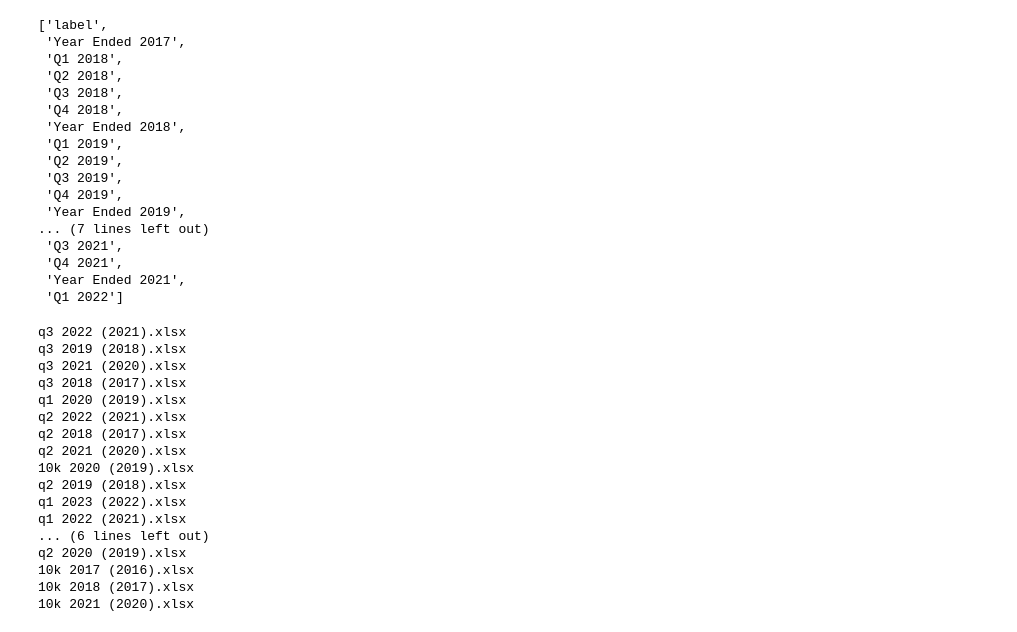
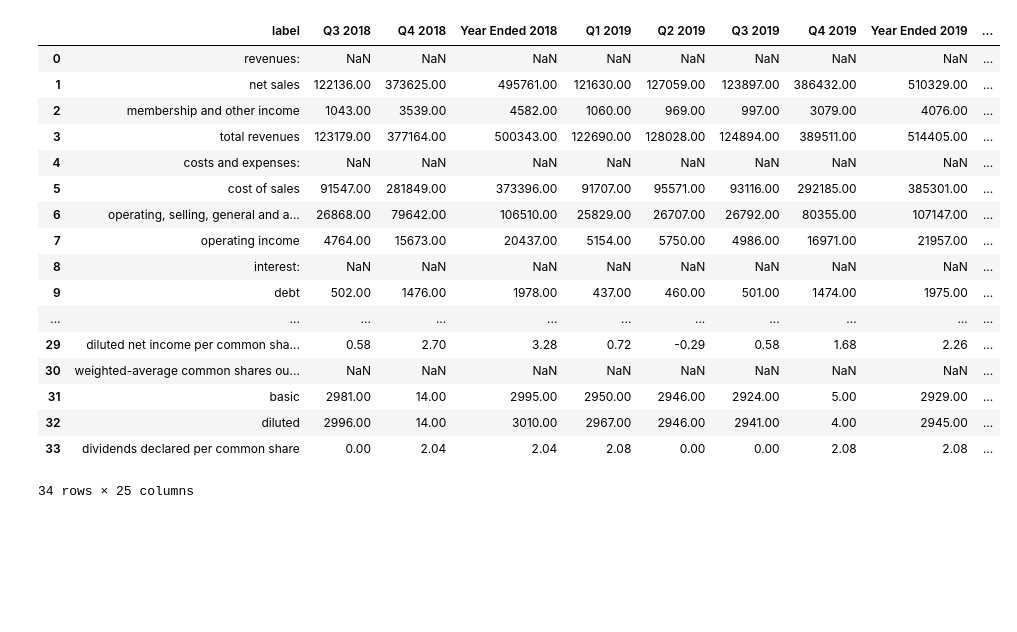
Before and after one commit to Julia-Susser/Financial-Statements, a Jupyter notebook: parse via matching labels iteratively.ipynb, the cells around one changed output. Saved outputs shown, nothing was run; the diff lists cells and outputs as text; code cells hidden in the pictures; blank space fills up the shorter version.

```diff
--- a/parse via matching labels iteratively.ipynb
+++ b/parse via matching labels iteratively.ipynb
@@ -135,25 +135,24 @@ class Income(HelperFunctions):
                 self.compiledStatement["Q4 "+year] = self.compiledStatement["Year Ended "+year] - self.compiledStatement["Q3 "+year]
                 self.compiledStatement.loc[self.compiledStatement.label.str.startswith("weighted-average"),"Q4 "+year] = self.compiledStatement.loc[self.compiledStatement.label.str.startswith("weighted-average"),"Year Ended "+year]
 # %%
-income = Income("",2015)
-finalIncome = income.compiledStatement
+income = Income("WMT",2015)
+income.compiledStatement
+# %% [output]
+|  | label | Q3 2018 | Q4 2018 | Year Ended 2018 | Q1 2019 | Q2 2019 | Q3 2019 | Q4 2019 | Year Ended 2019 | ... |
+| 0 | revenues: | NaN | NaN | NaN | NaN | NaN | NaN | NaN | NaN | ... |
+| 1 | net sales | 122136.00 | 373625.00 | 495761.00 | 121630.00 | 127059.00 | 123897.00 | 386432.00 | 510329.00 | ... |
+| 2 | membership and other income | 1043.00 | 3539.00 | 4582.00 | 1060.00 | 969.00 | 997.00 | 3079.00 | 4076.00 | ... |
+| 3 | total revenues | 123179.00 | 377164.00 | 500343.00 | 122690.00 | 128028.00 | 124894.00 | 389511.00 | 514405.00 | ... |
+| 4 | costs and expenses: | NaN | NaN | NaN | NaN | NaN | NaN | NaN | NaN | ... |
+| 5 | cost of sales | 91547.00 | 281849.00 | 373396.00 | 91707.00 | 95571.00 | 93116.00 | 292185.00 | 385301.00 | ... |
+| 6 | operating, selling, general and a... | 26868.00 | 79642.00 | 106510.00 | 25829.00 | 26707.00 | 26792.00 | 80355.00 | 107147.00 | ... |
+| 7 | operating income | 4764.00 | 15673.00 | 20437.00 | 5154.00 | 5750.00 | 4986.00 | 16971.00 | 21957.00 | ... |
+| 8 | interest: | NaN | NaN | NaN | NaN | NaN | NaN | NaN | NaN | ... |
+| 9 | debt | 502.00 | 1476.00 | 1978.00 | 437.00 | 460.00 | 501.00 | 1474.00 | 1975.00 | ... |
+| ... | ... | ... | ... | ... | ... | ... | ... | ... | ... | ... |
+| 29 | diluted net income per common sha... | 0.58 | 2.70 | 3.28 | 0.72 | -0.29 | 0.58 | 1.68 | 2.26 | ... |
+| 30 | weighted-average common shares ou... | NaN | NaN | NaN | NaN | NaN | NaN | NaN | NaN | ... |
+| 31 | basic | 2981.00 | 14.00 | 2995.00 | 2950.00 | 2946.00 | 2924.00 | 5.00 | 2929.00 | ... |
+| 32 | diluted | 2996.00 | 14.00 | 3010.00 | 2967.00 | 2946.00 | 2941.00 | 4.00 | 2945.00 | ... |
+| 33 | dividends declared per common share | 0.00 | 2.04 | 2.04 | 2.08 | 0.00 | 0.00 | 2.08 | 2.08 | ... |
+34 rows × 25 columns
-# %%
-list(finalIncome.columns)
-# %% [output]
-['label',
- 'Year Ended 2017',
- 'Q1 2018',
- 'Q2 2018',
- 'Q3 2018',
- 'Q4 2018',
- 'Year Ended 2018',
- 'Q1 2019',
- 'Q2 2019',
- 'Q3 2019',
- 'Q4 2019',
- 'Year Ended 2019',
-... (7 lines left out)
- 'Q3 2021',
- 'Q4 2021',
- 'Year Ended 2021',
- 'Q1 2022']
@@ -236,21 +158,0 @@ class Balance(FinancialDataMerge, ProcessQuarters, HelperFunctions):
-# %%
-balance = Balance()
-balance.getAccumulatedDepreciation().to_excel("output/raw/depreciation.xlsx")
-# %% [output]
-q3 2022 (2021).xlsx
-q3 2019 (2018).xlsx
-q3 2021 (2020).xlsx
-q3 2018 (2017).xlsx
-q1 2020 (2019).xlsx
-q2 2022 (2021).xlsx
-q2 2018 (2017).xlsx
-q2 2021 (2020).xlsx
-10k 2020 (2019).xlsx
-q2 2019 (2018).xlsx
-q1 2023 (2022).xlsx
-q1 2022 (2021).xlsx
-... (6 lines left out)
-q2 2020 (2019).xlsx
-10k 2017 (2016).xlsx
-10k 2018 (2017).xlsx
-10k 2021 (2020).xlsx
```
Also changed, not shown: parts of 8 cells of this notebook, 5 other files.
